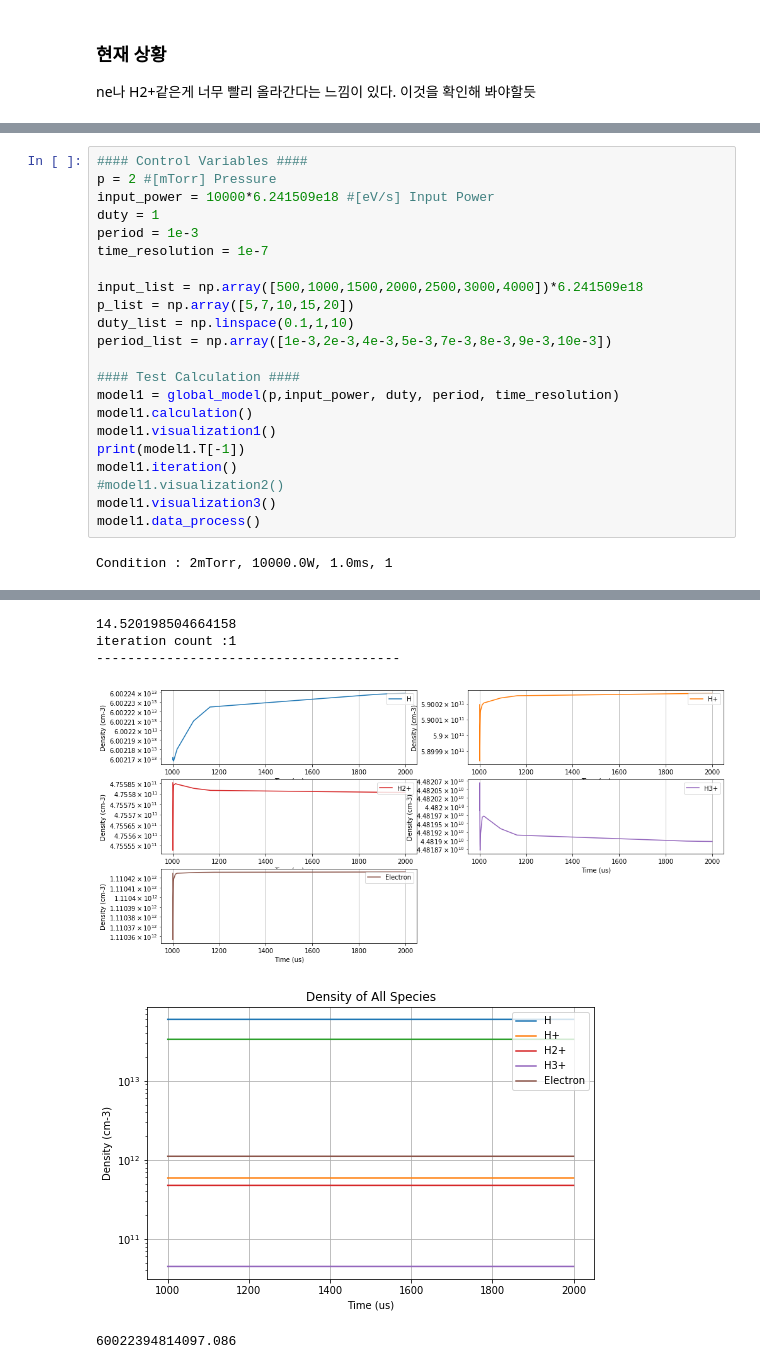
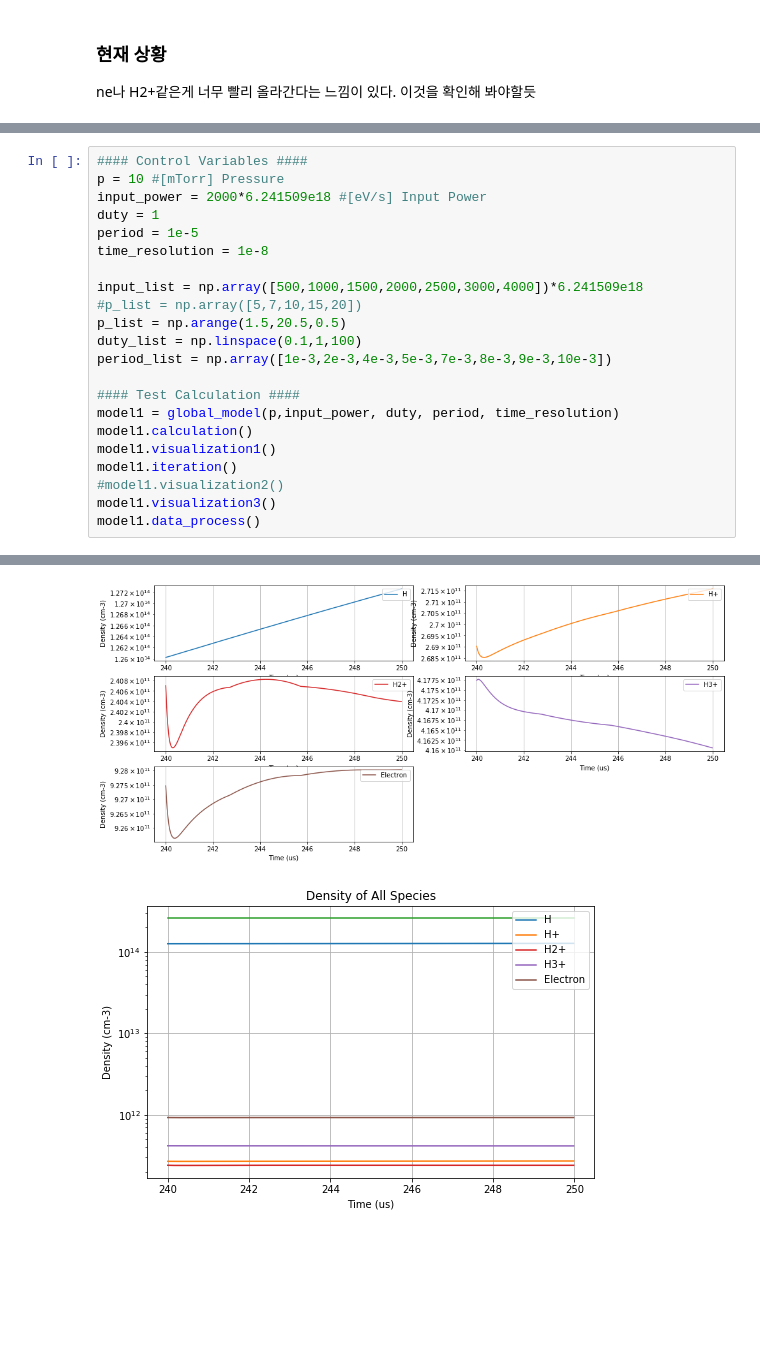
Before and after one commit to GUNU-GO/Graduation_Paper, a Jupyter notebook: Global Model (Positive,Class).ipynb, the cells around one changed output, grey strips where cells are left out. Drawn from its saved outputs; the diff is of its cells as text; blank space fills up the shorter version.

```diff
--- a/Global Model (Positive,Class).ipynb
+++ b/Global Model (Positive,Class).ipynb
@@ -318,24 +310,23 @@ def DataCollecting(variable):
 # %%
 #### Control Variables ####
-p = 2 #[mTorr] Pressure
-input_power = 10000*6.241509e18 #[eV/s] Input Power
+p = 10 #[mTorr] Pressure
+input_power = 2000*6.241509e18 #[eV/s] Input Power
 duty = 1
-period = 1e-3
-time_resolution = 1e-7
+period = 1e-5
+time_resolution = 1e-8
 
 input_list = np.array([500,1000,1500,2000,2500,3000,4000])*6.241509e18
-p_list = np.array([5,7,10,15,20])
-duty_list = np.linspace(0.1,1,10)
+#p_list = np.array([5,7,10,15,20])
+p_list = np.arange(1.5,20.5,0.5)
+duty_list = np.linspace(0.1,1,100)
 period_list = np.array([1e-3,2e-3,4e-3,5e-3,7e-3,8e-3,9e-3,10e-3])
 
 #### Test Calculation ####
 model1 = global_model(p,input_power, duty, period, time_resolution)
 model1.calculation()
 model1.visualization1()
-print(model1.T[-1])
 model1.iteration()
 #model1.visualization2()
 model1.visualization3()
 model1.data_process()
 # %% [output]
-Condition : 2mTorr, 10000.0W, 1.0ms, 1
@@ -343,6 +334,2 @@ Condition : 2mTorr, 10000.0W, 1.0ms, 1
-14.520198504664158
-iteration count :1
----------------------------------------
-[figure, old version]
+[figure, new version]
-[figure, old version]
+[figure, new version]
-60022394814097.086
```
Also changed, not shown: parts of 5 cells of this notebook, 8 other files.
